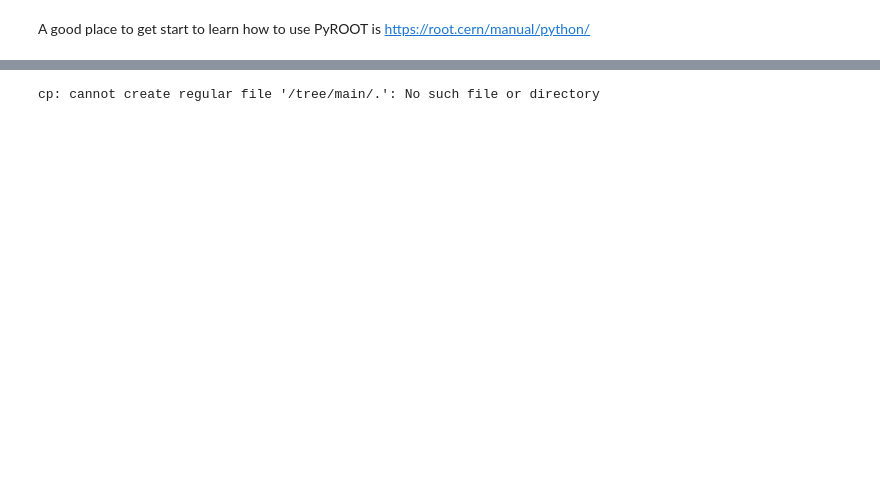
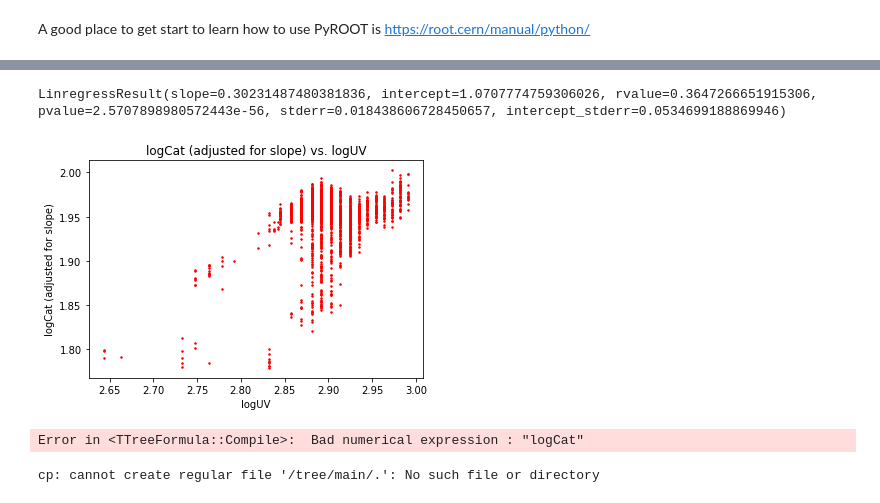
Before and after one commit to PaulSchubert/nEXO_SLAC, a Jupyter notebook: XPM_DataAnalysis.ipynb, the cells around one changed output, grey strips where cells are left out. Saved outputs shown, nothing was run; the diff lists cells and outputs as text; code cells hidden in the pictures; blank space fills up the shorter version.

```diff
--- a/XPM_DataAnalysis.ipynb
+++ b/XPM_DataAnalysis.ipynb
@@ -263,3 +225,60 @@ __MACOSX  raw_bkg_template.dat  ROOT.tar    sample_data
+# %%
+import math
+import numpy as np
+from scipy.stats import linregress
+
+myhist3 = ROOT.TH2F('myhist3','', 1,0.0,3.0, 1,0.0,3.0)
+
+
+#converting over to logCat and logUV
+tree.Draw('cat-('+str(m)+'*'+hourstr+'): UV', 'cat-('+str(m)+'*'+hourstr+') > 60 && UV > 100')
+cat = vtoa(tree.GetV1(), tree.GetSelectedRows())
+UV = vtoa(tree.GetV2(), tree.GetSelectedRows())
+
+logCat = np.log10(cat)
+logUV = np.log10(UV)
+
+
+tree.Draw('logCat: logUV >> myhist3','logCat > 1.0 && logUV > 0.0','goff')
+
+myprof3 = myhist3.ProfileX()
+x = []
+y = []
+e = []
+for bin in range(1,myprof3.GetNbinsX()+2) :
+   # print(bin,myprof3.GetBinContent(bin),myprof3.GetBinEntries(bin))
+   if( myprof3.GetBinEntries(bin)<=3 ): continue
+   x.append(myprof3.GetBinCenter(bin))
+   y.append(myprof3.GetBinContent(bin))
+   e.append(myprof3.GetBinError(bin))
+
+#creating lists of these two types of points
+#logCat = vtoa(tree.GetV1(), tree.GetSelectedRows())
+#logUV = vtoa(tree.GetV2(), tree.GetSelectedRows())
+
+#plotting data
+plt.plot(logUV, logCat, 'ro', markersize = 1.5)
+plt.errorbar(x, y, e)
+plt.xlabel('logUV')
+plt.ylabel('logCat (adjusted for slope)')
+plt.title('logCat (adjusted for slope) vs. logUV')
+
+
+
+#everything below is for linear regression
+#
+#
+linregress(logUV, logCat)
+#print("slope: 0.3426")
+#print("intercept: 0.9532")
+#reg = linregress(logUV, logCat)
+#plt.axline(xy1 = (0, reg.intercept), slope = reg.slope, linestyle = "--", color = "k")
+#plt.xlim(2.7, 3)
+#plt.ylim(1.75, 2)
+# %% [output]
+LinregressResult(slope=0.30231487480381836, intercept=1.0707774759306026, rvalue=0.3647266651915306, pvalue=2.5707898980572443e-56, stderr=0.018438606728450657, intercept_stderr=0.0534699188869946)
+[figure, added]
+Error in <TTreeFormula::Compile>:  Bad numerical expression : "logCat"
 # %%
 !cp raw_bkg_template.dat /content/nEXOskyline/XPM_analysis/data/.
 # %%
```
Also changed, not shown: parts of 5 cells of this notebook.
